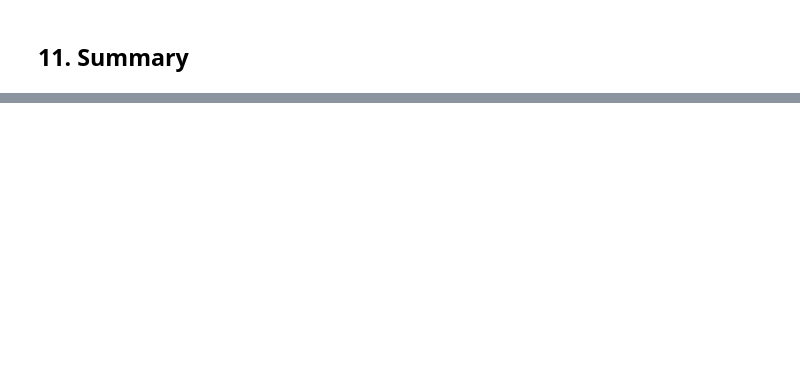
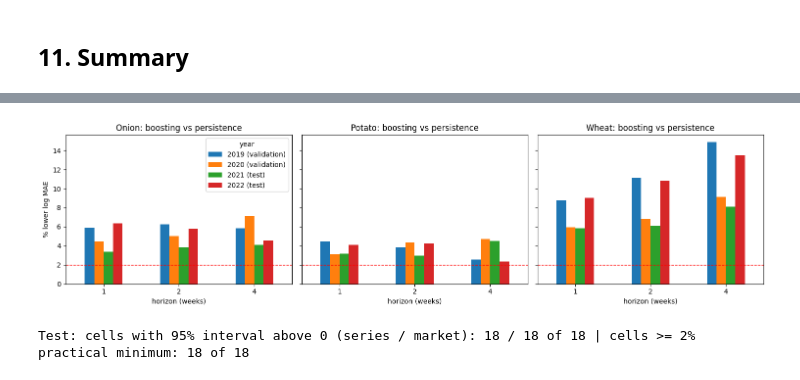
Before and after one commit to akshat12bhardwaj/BDA, a Jupyter notebook: Notebooks/Phase_09_Arrivals_Model_Experiments.ipynb, the cells around one changed output, grey strips where cells are left out. Saved outputs shown, nothing was run; the diff lists cells and outputs as text; code cells hidden in the pictures; blank space fills up the shorter version.

```diff
--- a/Notebooks/Phase_09_Arrivals_Model_Experiments.ipynb
+++ b/Notebooks/Phase_09_Arrivals_Model_Experiments.ipynb
@@ -287,0 +520,12 @@ else:
+# %%
+from Code.modelling import arrivals_final as af
+af.verify_freeze()                                          # code, decisions, inputs and validation outputs unchanged
+run_log = pd.read_csv(af.TEST_DIR / "run_log.csv")
+assert run_log["status"].tolist() == ["started", "completed"], "the one-time test did not complete exactly once"
+TM = pd.read_csv(af.TEST_DIR / af.RESULTS)
+TB = pd.read_csv(af.TEST_DIR / "test_bootstrap.csv")
+AUD = pd.read_csv(af.TEST_DIR / "test_access_audit.csv")
+print("Run log:", run_log[["utc", "status"]].values.tolist())
+print("Rows read after the last test week:", int(AUD["rows_after_2022_12_25_read"].sum()),
+      "| latest date read:", AUD["max_reported_date_read"].max(),
+      "| scored target weeks:", AUD["first_scored_target_sunday"].min(), "to", AUD["last_scored_target_sunday"].max())
@@ -287,0 +535,8 @@ else:
+# %%
+# Primary population (AQ-1): boosting vs persistence on identical rows, per crop, horizon and test year
+ci = TB[TB["cluster"] == "series"].set_index(["crop", "horizon_weeks", "population", "period"])
+mk = TB[TB["cluster"] == "market"].set_index(["crop", "horizon_weeks", "population", "period"])["verdict"].rename("verdict_market")
+T = TM.set_index(["crop", "horizon_weeks", "population", "period"]).join(ci[["rel_ci_low", "rel_ci_high", "verdict"]]).join(mk).reset_index()
+prim_t = T[(T["population"] == "primary") & (T["period"] != "test_combined")]
+prim_t[["crop", "horizon_weeks", "period", "n", "n_series", "persistence_log_mae", "log_mae", "rel_log_mae_improvement_pct",
+        "rel_ci_low", "rel_ci_high", "verdict", "verdict_market", "persistence_mae_t_per_day", "mae_t_per_day"]].round(3)
@@ -287,0 +561,20 @@ else:
+# %%
+# Validation (selection) vs the one-time test, side by side: % lower log MAE than persistence
+val = pd.read_csv(am.OUT_DIR / "candidate_selection.csv")
+val = val[val["proposed"]].melt(id_vars=["crop", "horizon_weeks"], value_vars=["rel_2019_pct", "rel_2020_pct"],
+                                var_name="year", value_name="improvement_pct")
+val["year"] = val["year"].str.slice(4, 8) + " (validation)"
+tst = prim_t.assign(year=prim_t["period"].str.slice(5, 9) + " (test)")[["crop", "horizon_weeks", "year", "rel_log_mae_improvement_pct"]]
+both = pd.concat([val, tst.rename(columns={"rel_log_mae_improvement_pct": "improvement_pct"})])
+fig, axes = plt.subplots(1, 3, figsize=(15, 4), sharey=True)
+for ax, crop in zip(axes, CROPS):
+    t = both[both["crop"] == crop].pivot_table(index="horizon_weeks", columns="year", values="improvement_pct")
+    t.plot(kind="bar", ax=ax, rot=0, legend=(crop == CROPS[0]), title=f"{crop}: boosting vs persistence")
+    ax.axhline(am.MIN_REL, color="red", ls="--", lw=1); ax.set_xlabel("horizon (weeks)"); ax.set_ylabel("% lower log MAE")
+fig.tight_layout(); fig.savefig(FIG / "phase09_validation_vs_test.png", dpi=110); plt.show()
+print("Test: cells with 95% interval above 0 (series / market):", int((prim_t["verdict"] == "better").sum()), "/",
+      int((prim_t["verdict_market"] == "better").sum()), "of", len(prim_t),
+      "| cells >= 2% practical minimum:", int((prim_t["rel_log_mae_improvement_pct"] >= am.MIN_REL).sum()), "of", len(prim_t))
+# %% [output]
+[figure, added]
+Test: cells with 95% interval above 0 (series / market): 18 / 18 of 18 | cells >= 2% practical minimum: 18 of 18
```
Also changed, not shown: parts of 19 cells of this notebook, 31 other files.
